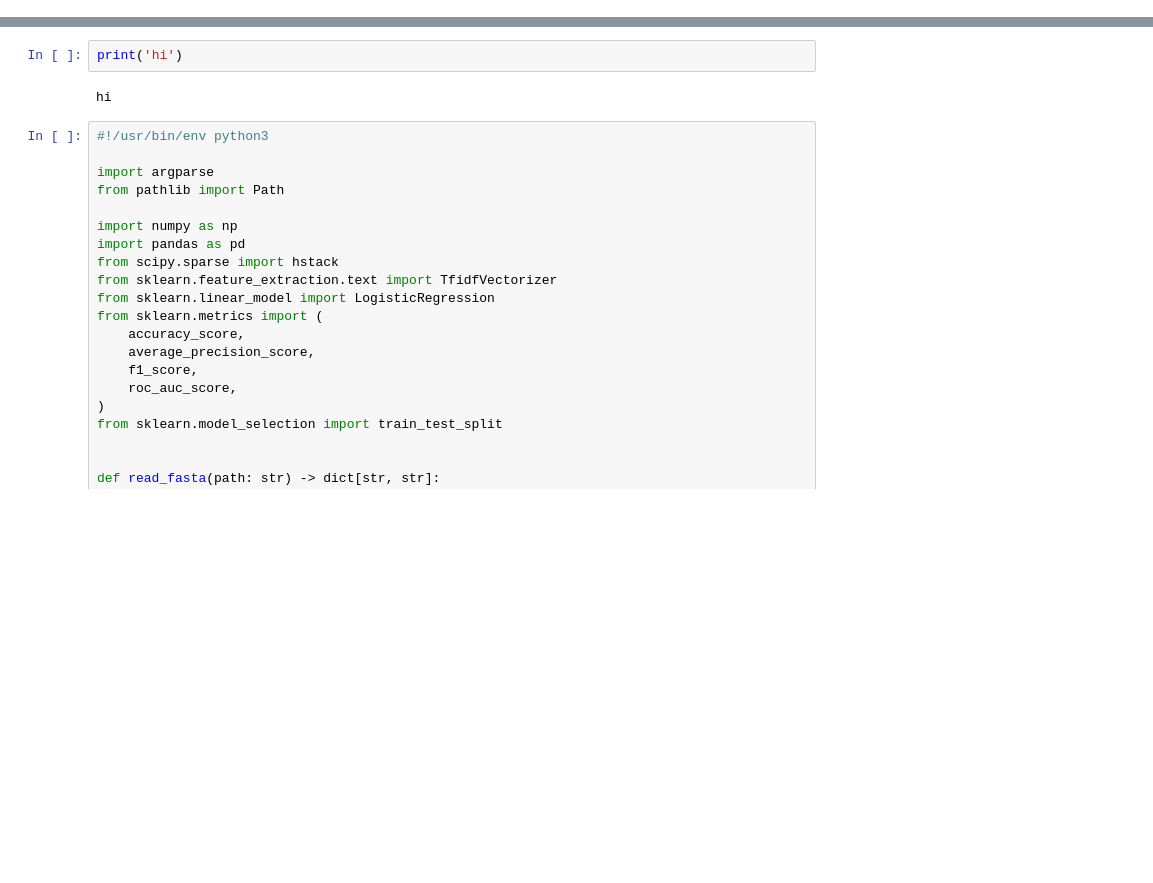
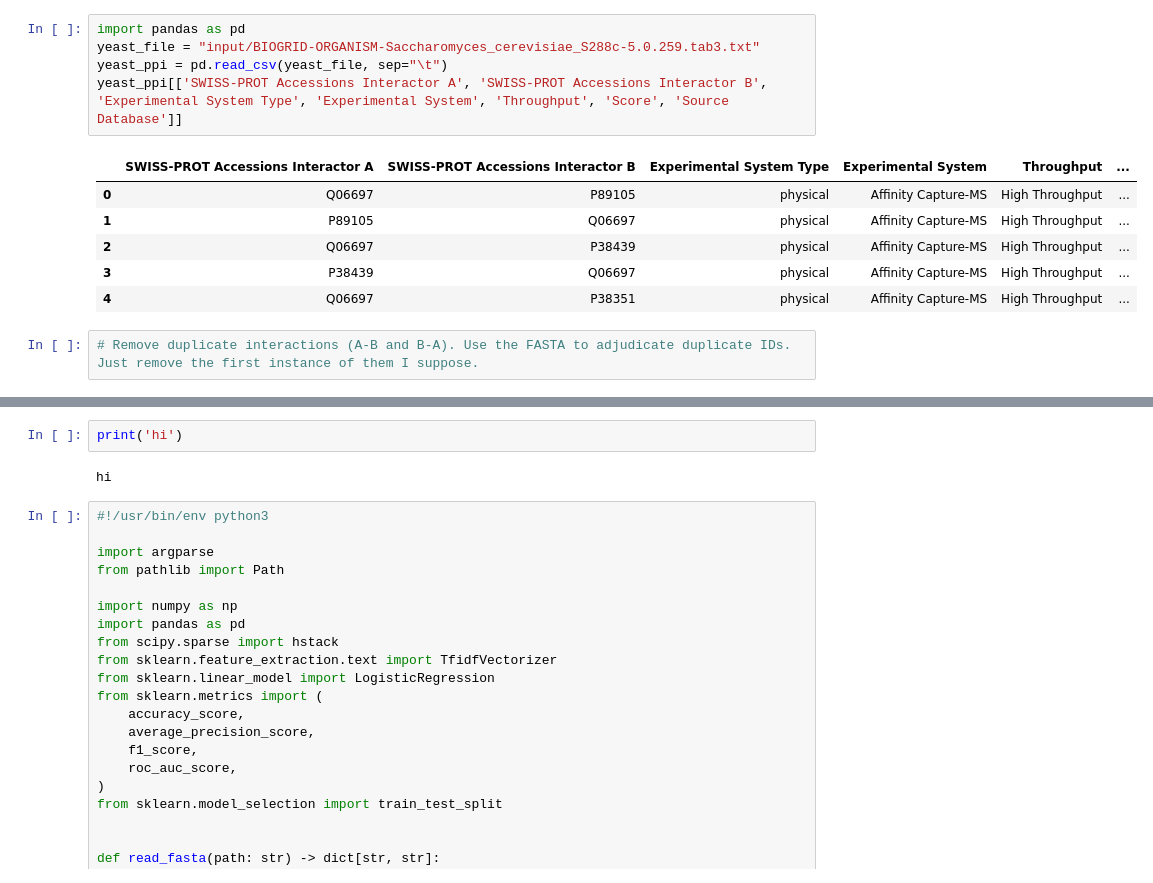
Before and after one commit to DylanSteinecke/ppi-leakage-eval, a Jupyter notebook: scratch.ipynb, the cells around one changed output, grey strips where cells are left out. Cells and saved outputs as stored; diff of their text form; blank space fills up the shorter version.

```diff
--- a/scratch.ipynb
+++ b/scratch.ipynb
@@ -1 +72,15 @@
+# %%
+import pandas as pd
+yeast_file = "input/BIOGRID-ORGANISM-Saccharomyces_cerevisiae_S288c-5.0.259.tab3.txt"
+yeast_ppi = pd.read_csv(yeast_file, sep="\t")
+yeast_ppi[['SWISS-PROT Accessions Interactor A', 'SWISS-PROT Accessions Interactor B', 'Experimental System Type', 'Experimental System', 'Throughput', 'Score', 'Source Database']]
+# %% [output]
+|  | SWISS-PROT Accessions Interactor A | SWISS-PROT Accessions Interactor B | Experimental System Type | Experimental System | Throughput | ... |
+| 0 | Q06697 | P89105 | physical | Affinity Capture-MS | High Throughput | ... |
+| 1 | P89105 | Q06697 | physical | Affinity Capture-MS | High Throughput | ... |
+| 2 | Q06697 | P38439 | physical | Affinity Capture-MS | High Throughput | ... |
+| 3 | P38439 | Q06697 | physical | Affinity Capture-MS | High Throughput | ... |
+| 4 | Q06697 | P38351 | physical | Affinity Capture-MS | High Throughput | ... |
+# %%
+# Remove duplicate interactions (A-B and B-A). Use the FASTA to adjudicate duplicate IDs. Just remove the first instance of them I suppose.
 # %%
```
Also changed, not shown: parts of 9 cells of this notebook, 17 other files.
